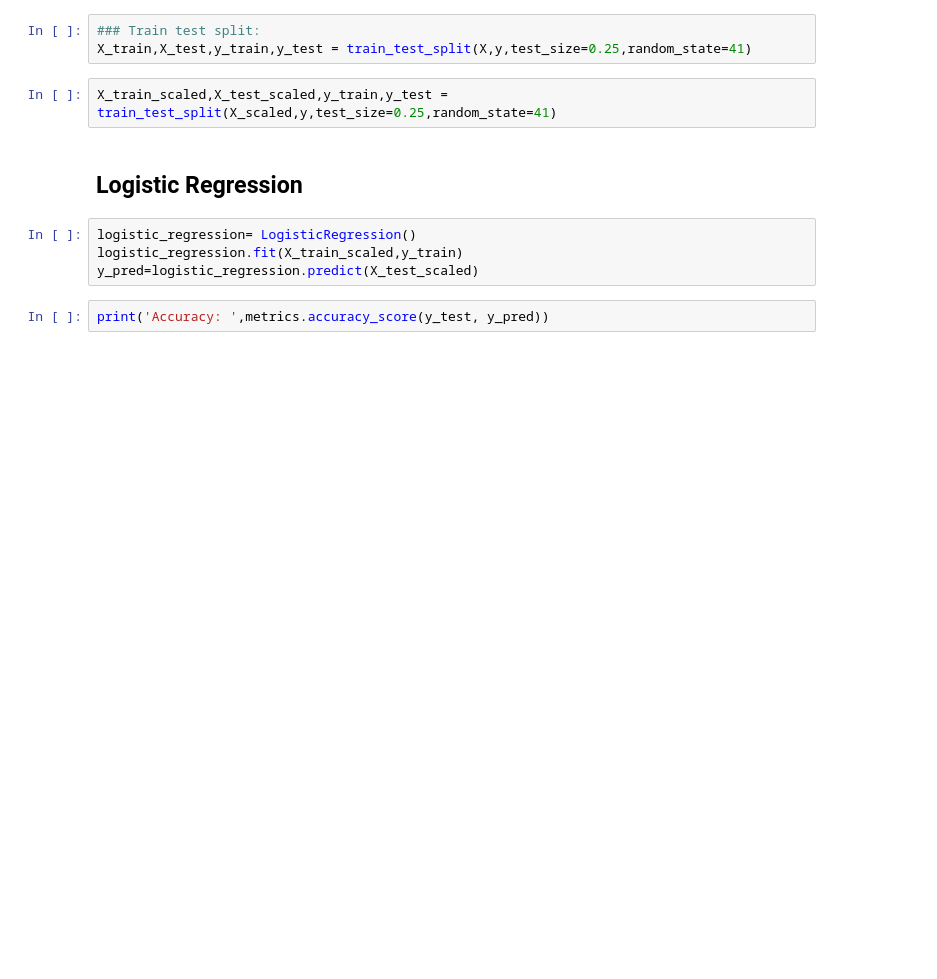
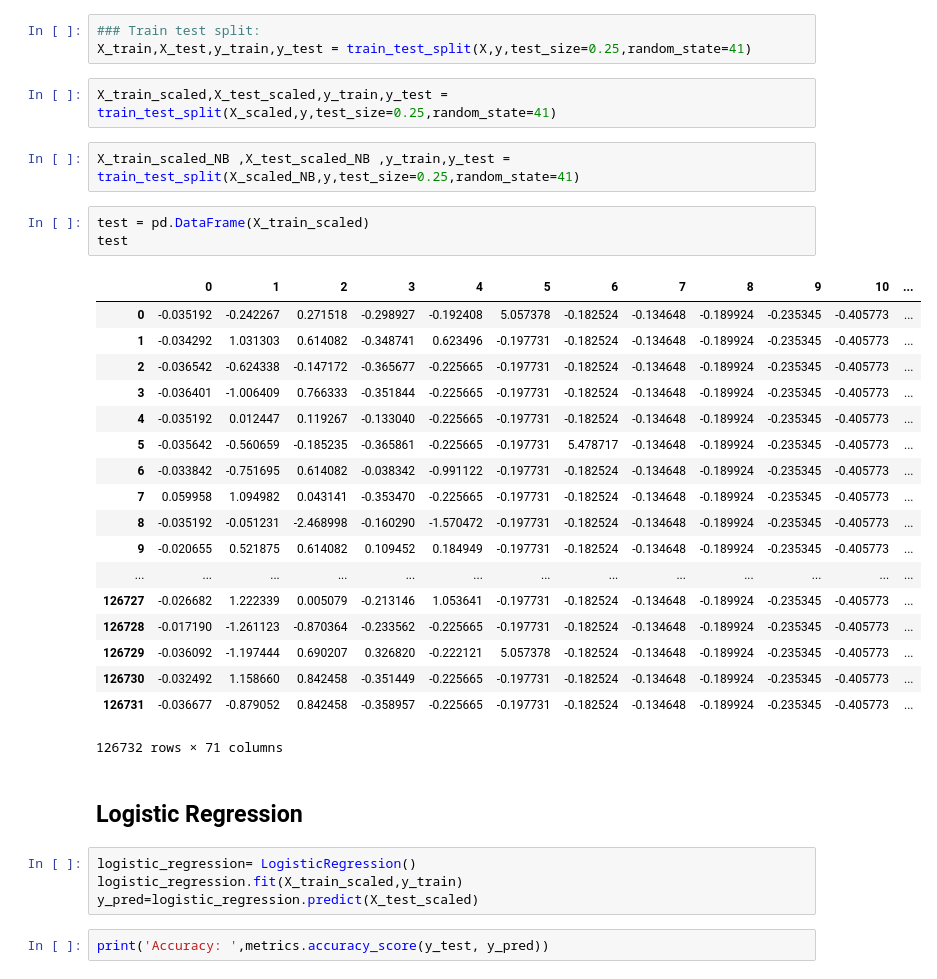
Before and after one commit to fabwerk90/Kickstarter---Project-Success-Prediction, a Jupyter notebook: Predictive Modeling.ipynb, the cells around one changed output. Saved outputs shown, nothing was run; the diff lists cells and outputs as text; blank space fills up the shorter version.

```diff
--- a/Predictive Modeling.ipynb
+++ b/Predictive Modeling.ipynb
@@ -72,6 +86,30 @@ X_scaled = scaler.fit_transform(X)
 X_train,X_test,y_train,y_test = train_test_split(X,y,test_size=0.25,random_state=41)
 # %%
 X_train_scaled,X_test_scaled,y_train,y_test = train_test_split(X_scaled,y,test_size=0.25,random_state=41)
+# %%
+X_train_scaled_NB ,X_test_scaled_NB ,y_train,y_test = train_test_split(X_scaled_NB,y,test_size=0.25,random_state=41)
+# %%
+test = pd.DataFrame(X_train_scaled)
+test
+# %% [output]
+|  | 0 | 1 | 2 | 3 | 4 | 5 | 6 | 7 | 8 | 9 | 10 | ... |
+| 0 | -0.035192 | -0.242267 | 0.271518 | -0.298927 | -0.192408 | 5.057378 | -0.182524 | -0.134648 | -0.189924 | -0.235345 | -0.405773 | ... |
+| 1 | -0.034292 | 1.031303 | 0.614082 | -0.348741 | 0.623496 | -0.197731 | -0.182524 | -0.134648 | -0.189924 | -0.235345 | -0.405773 | ... |
+| 2 | -0.036542 | -0.624338 | -0.147172 | -0.365677 | -0.225665 | -0.197731 | -0.182524 | -0.134648 | -0.189924 | -0.235345 | -0.405773 | ... |
+| 3 | -0.036401 | -1.006409 | 0.766333 | -0.351844 | -0.225665 | -0.197731 | -0.182524 | -0.134648 | -0.189924 | -0.235345 | -0.405773 | ... |
+| 4 | -0.035192 | 0.012447 | 0.119267 | -0.133040 | -0.225665 | -0.197731 | -0.182524 | -0.134648 | -0.189924 | -0.235345 | -0.405773 | ... |
+| 5 | -0.035642 | -0.560659 | -0.185235 | -0.365861 | -0.225665 | -0.197731 | 5.478717 | -0.134648 | -0.189924 | -0.235345 | -0.405773 | ... |
+| 6 | -0.033842 | -0.751695 | 0.614082 | -0.038342 | -0.991122 | -0.197731 | -0.182524 | -0.134648 | -0.189924 | -0.235345 | -0.405773 | ... |
+| 7 | 0.059958 | 1.094982 | 0.043141 | -0.353470 | -0.225665 | -0.197731 | -0.182524 | -0.134648 | -0.189924 | -0.235345 | -0.405773 | ... |
+| 8 | -0.035192 | -0.051231 | -2.468998 | -0.160290 | -1.570472 | -0.197731 | -0.182524 | -0.134648 | -0.189924 | -0.235345 | -0.405773 | ... |
+| 9 | -0.020655 | 0.521875 | 0.614082 | 0.109452 | 0.184949 | -0.197731 | -0.182524 | -0.134648 | -0.189924 | -0.235345 | -0.405773 | ... |
+| ... | ... | ... | ... | ... | ... | ... | ... | ... | ... | ... | ... | ... |
+| 126727 | -0.026682 | 1.222339 | 0.005079 | -0.213146 | 1.053641 | -0.197731 | -0.182524 | -0.134648 | -0.189924 | -0.235345 | -0.405773 | ... |
+| 126728 | -0.017190 | -1.261123 | -0.870364 | -0.233562 | -0.225665 | -0.197731 | -0.182524 | -0.134648 | -0.189924 | -0.235345 | -0.405773 | ... |
+| 126729 | -0.036092 | -1.197444 | 0.690207 | 0.326820 | -0.222121 | 5.057378 | -0.182524 | -0.134648 | -0.189924 | -0.235345 | -0.405773 | ... |
+| 126730 | -0.032492 | 1.158660 | 0.842458 | -0.351449 | -0.225665 | -0.197731 | -0.182524 | -0.134648 | -0.189924 | -0.235345 | -0.405773 | ... |
+| 126731 | -0.036677 | -0.879052 | 0.842458 | -0.358957 | -0.225665 | -0.197731 | -0.182524 | -0.134648 | -0.189924 | -0.235345 | -0.405773 | ... |
+126732 rows × 71 columns
 # %% [markdown]
 ## Logistic Regression
 # %%
```
Also changed, not shown: parts of 33 cells of this notebook.
